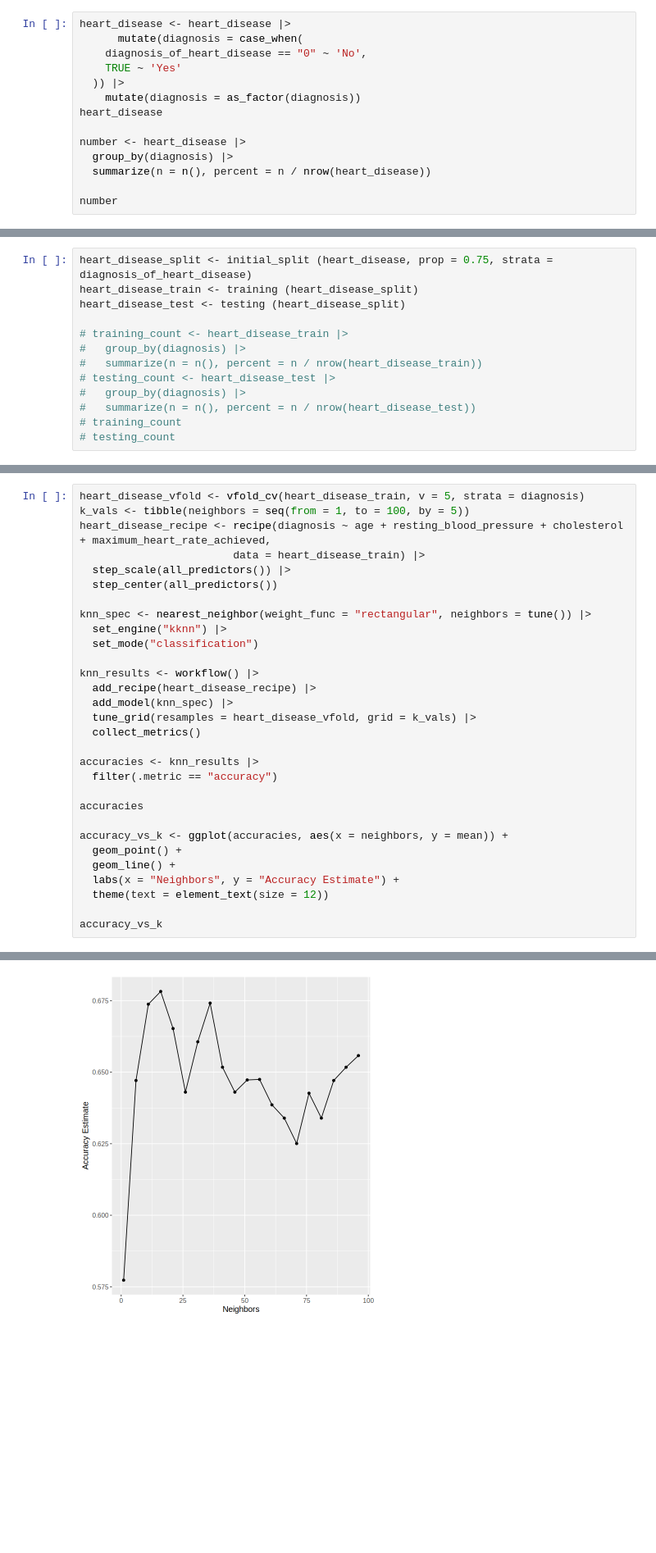
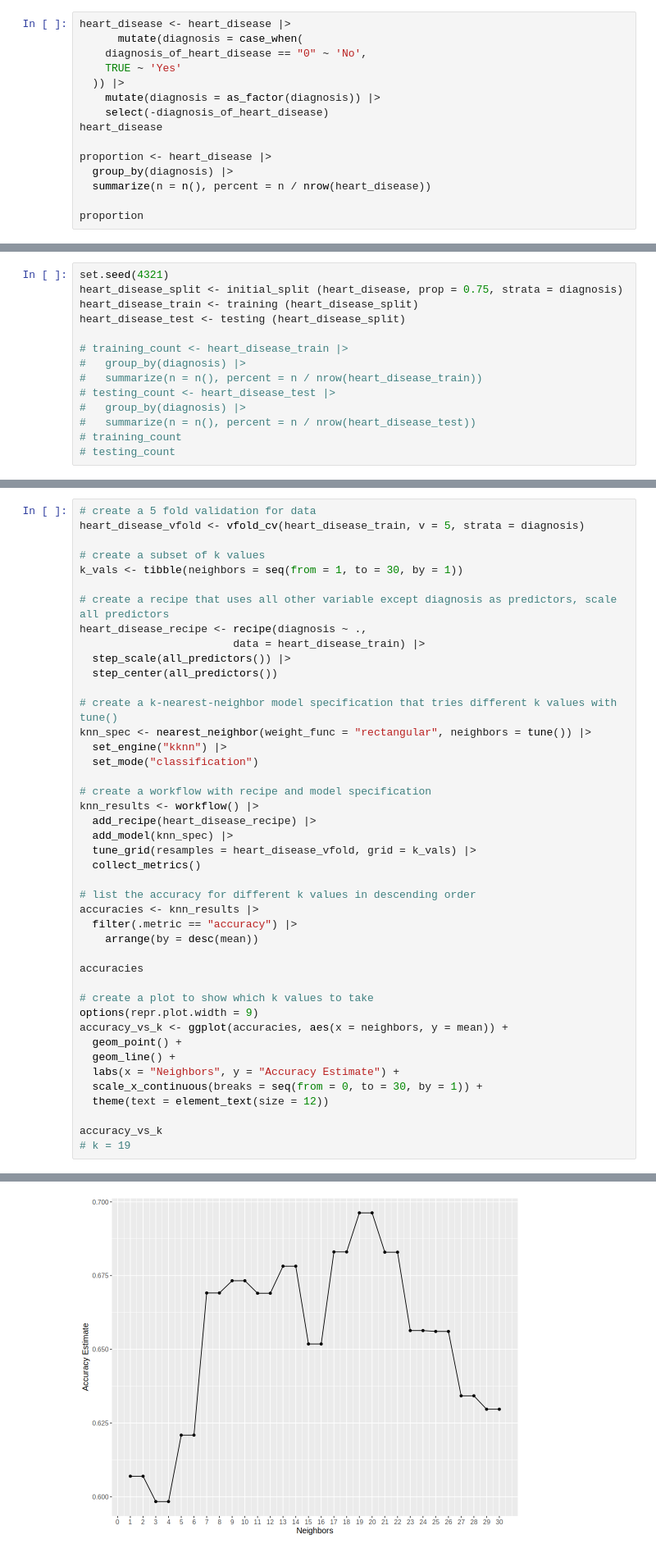
Before and after one commit to GloriaYi/dsci-100-2023w1-group41, a Jupyter notebook: Report.ipynb, the cells around one changed output, grey strips where cells are left out. Shown at 82% size. Saved outputs shown, nothing was run; the diff lists cells and outputs as text; blank space fills up the shorter version.

```diff
--- a/Report.ipynb
+++ b/Report.ipynb
@@ -228,12 +228,13 @@ heart_disease <- heart_disease |>
     diagnosis_of_heart_disease == "0" ~ 'No',
     TRUE ~ 'Yes'
   )) |>
-    mutate(diagnosis = as_factor(diagnosis))
+    mutate(diagnosis = as_factor(diagnosis)) |>
+    select(-diagnosis_of_heart_disease)
 heart_disease
 
-number <- heart_disease |>
+proportion <- heart_disease |>
   group_by(diagnosis) |>
   summarize(n = n(), percent = n / nrow(heart_disease))
 
-number
+proportion
 # %% [output]
@@ -253,7 +254,8 @@ A tibble: 2 × 3
 | No | 164 | 0.5412541 |
 | Yes | 139 | 0.4587459 |
 # %%
-heart_disease_split <- initial_split (heart_disease, prop = 0.75, strata = diagnosis_of_heart_disease)
+set.seed(4321)
+heart_disease_split <- initial_split (heart_disease, prop = 0.75, strata = diagnosis)
 heart_disease_train <- training (heart_disease_split)
 heart_disease_test <- testing (heart_disease_split)
 
@@ -279,31 +272,44 @@ heart_disease_test <- testing (heart_disease_split)
 # %%
+# create a 5 fold validation for data
 heart_disease_vfold <- vfold_cv(heart_disease_train, v = 5, strata = diagnosis)
-k_vals <- tibble(neighbors = seq(from = 1, to = 100, by = 5))
-heart_disease_recipe <- recipe(diagnosis ~ age + resting_blood_pressure + cholesterol + maximum_heart_rate_achieved,
+
+# create a subset of k values
+k_vals <- tibble(neighbors = seq(from = 1, to = 30, by = 1))
+
+# create a recipe that uses all other variable except diagnosis as predictors, scale all predictors
+heart_disease_recipe <- recipe(diagnosis ~ .,
                         data = heart_disease_train) |>
   step_scale(all_predictors()) |>
   step_center(all_predictors())
 
+# create a k-nearest-neighbor model specification that tries different k values with tune()
 knn_spec <- nearest_neighbor(weight_func = "rectangular", neighbors = tune()) |>
   set_engine("kknn") |>
   set_mode("classification")
 
+# create a workflow with recipe and model specification
 knn_results <- workflow() |>
   add_recipe(heart_disease_recipe) |>
   add_model(knn_spec) |>
   tune_grid(resamples = heart_disease_vfold, grid = k_vals) |>
   collect_metrics()
 
+# list the accuracy for different k values in descending order
 accuracies <- knn_results |>
-  filter(.metric == "accuracy")
+  filter(.metric == "accuracy") |>
+    arrange(by = desc(mean))
 
 accuracies
 
+# create a plot to show which k values to take
+options(repr.plot.width = 9)
 accuracy_vs_k <- ggplot(accuracies, aes(x = neighbors, y = mean)) +
   geom_point() +
   geom_line() +
   labs(x = "Neighbors", y = "Accuracy Estimate") +
+  scale_x_continuous(breaks = seq(from = 0, to = 30, by = 1)) +
   theme(text = element_text(size = 12))
 
 accuracy_vs_k
+# k = 19
 # %% [output]
@@ -320 +326 @@ A tibble: 20 × 7
-[figure, old version]
+[figure, new version]
```
Also changed, not shown: parts of 9 cells of this notebook.
